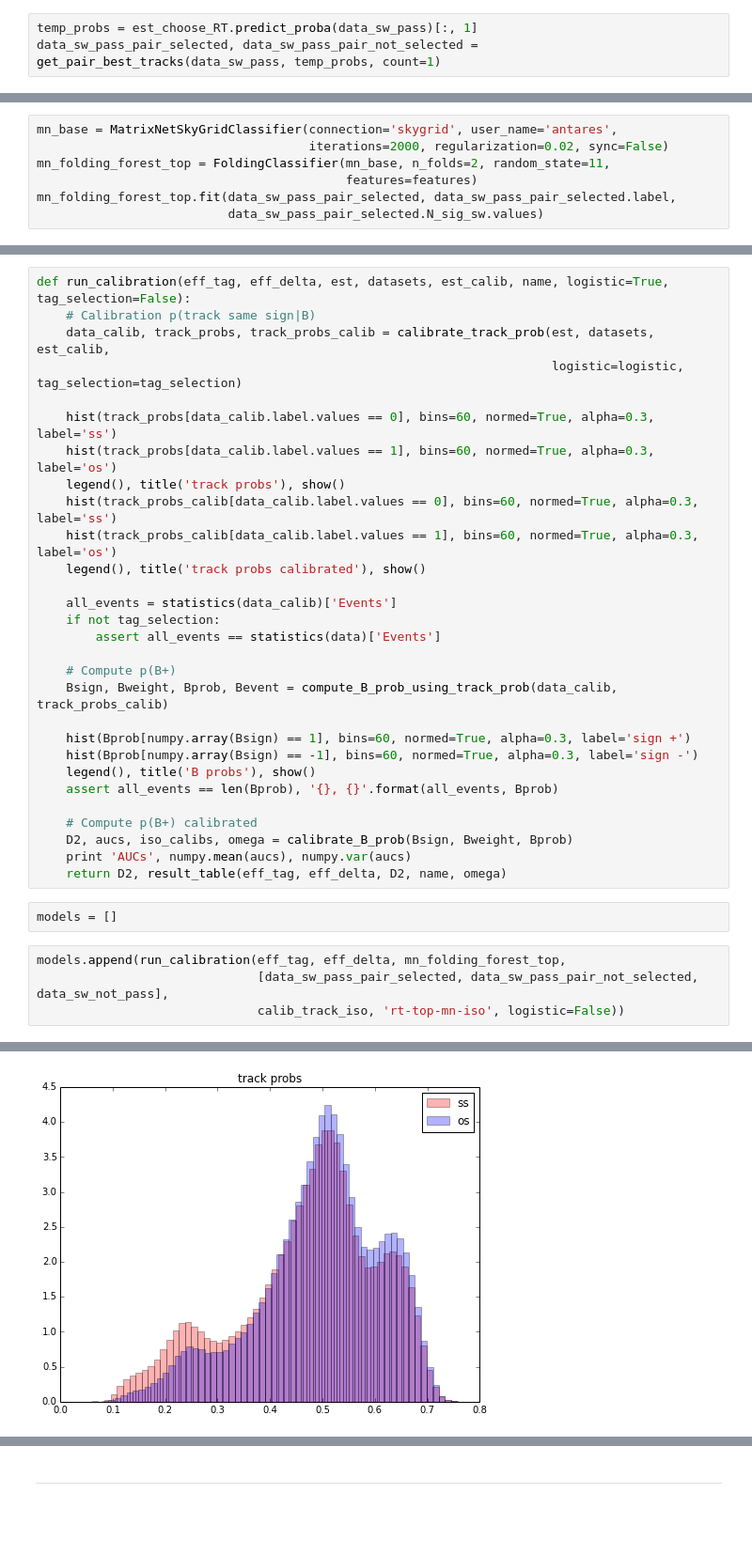
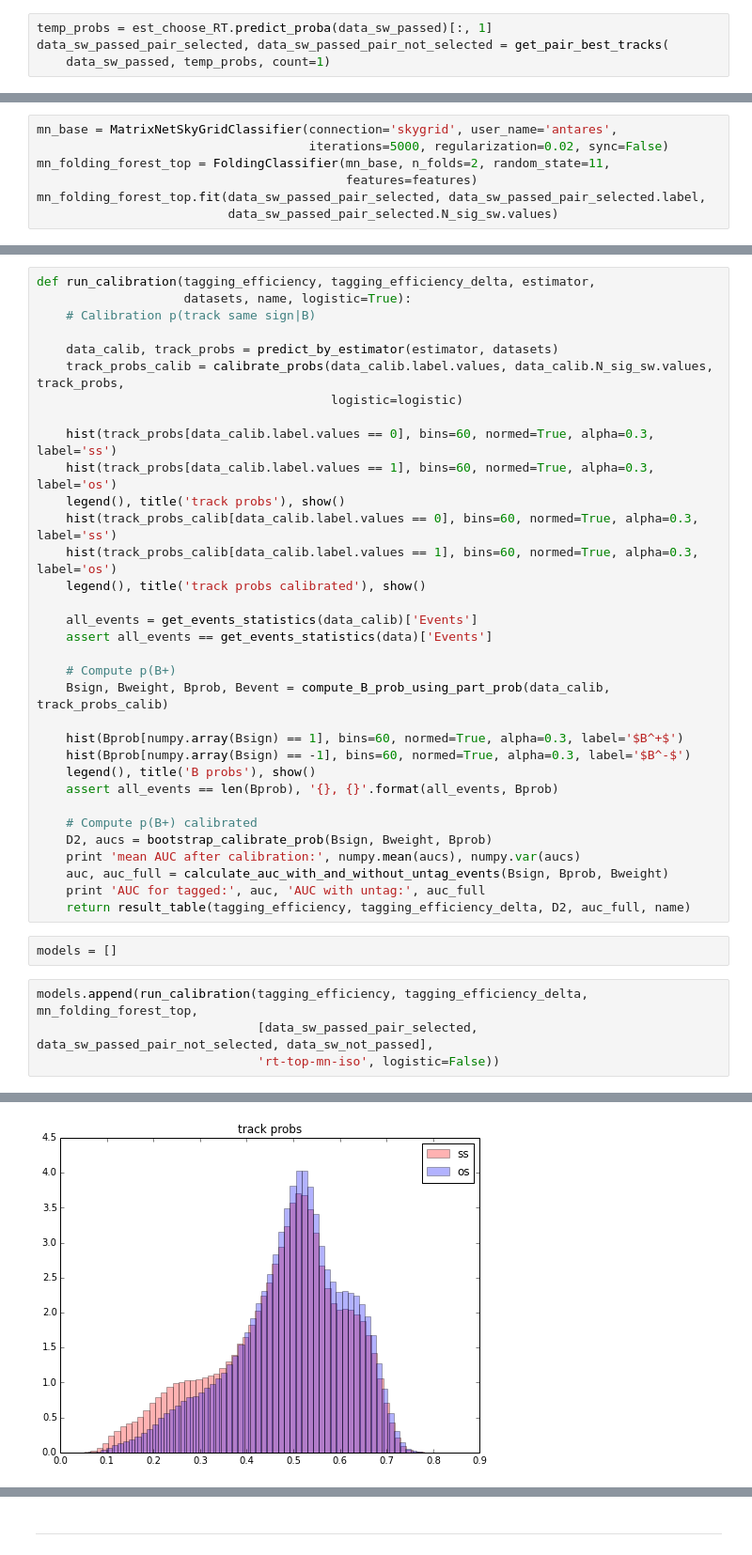
Before and after one commit to tlikhomanenko/tagging_LHCb, a Jupyter notebook: tracking.ipynb, the cells around one changed output, grey strips where cells are left out. Shown at 94% size. Saved outputs shown, nothing was run; the diff lists cells and outputs as text; blank space fills up the shorter version.

```diff
--- a/tracking.ipynb
+++ b/tracking.ipynb
@@ -546,7 +543,8 @@ Default prediction
 # %% [markdown]
 ### Top pair selection
 # %%
-temp_probs = est_choose_RT.predict_proba(data_sw_pass)[:, 1]
-data_sw_pass_pair_selected, data_sw_pass_pair_not_selected = get_pair_best_tracks(data_sw_pass, temp_probs, count=1)
+temp_probs = est_choose_RT.predict_proba(data_sw_passed)[:, 1]
+data_sw_passed_pair_selected, data_sw_passed_pair_not_selected = get_pair_best_tracks(
+    data_sw_passed, temp_probs, count=1)
 # %% [output]
 KFold prediction using folds column
@@ -560,10 +558,10 @@ print statistics(data_sw_pass_pair_not_selected)
 # %%
 mn_base = MatrixNetSkyGridClassifier(connection='skygrid', user_name='antares',
-                                     iterations=2000, regularization=0.02, sync=False)
+                                     iterations=5000, regularization=0.02, sync=False)
 mn_folding_forest_top = FoldingClassifier(mn_base, n_folds=2, random_state=11,
                                           features=features)
-mn_folding_forest_top.fit(data_sw_pass_pair_selected, data_sw_pass_pair_selected.label,
-                          data_sw_pass_pair_selected.N_sig_sw.values)
+mn_folding_forest_top.fit(data_sw_passed_pair_selected, data_sw_passed_pair_selected.label,
+                          data_sw_passed_pair_selected.N_sig_sw.values)
 # %% [output]
 FoldingClassifier(base_estimator=MatrixNetSkyGridClassifier(auto_stop=None, baseline_feature=None,
               command_line_params=None, connection='skygrid',
@@ -598,8 +597,11 @@ calib_track_log = LogisticRegression(C=100)
 # %%
-def run_calibration(eff_tag, eff_delta, est, datasets, est_calib, name, logistic=True, tag_selection=False):
+def run_calibration(tagging_efficiency, tagging_efficiency_delta, estimator,
+                    datasets, name, logistic=True):
     # Calibration p(track same sign|B)
-    data_calib, track_probs, track_probs_calib = calibrate_track_prob(est, datasets, est_calib,
-                                                                      logistic=logistic, tag_selection=tag_selection)
+
+    data_calib, track_probs = predict_by_estimator(estimator, datasets)
+    track_probs_calib = calibrate_probs(data_calib.label.values, data_calib.N_sig_sw.values, track_probs,
+                                        logistic=logistic)
 
     hist(track_probs[data_calib.label.values == 0], bins=60, normed=True, alpha=0.3, label='ss')
     hist(track_probs[data_calib.label.values == 1], bins=60, normed=True, alpha=0.3, label='os')
@@ -608,30 +610,31 @@ def run_calibration(eff_tag, eff_delta, est, datasets, est_calib, name, logistic
     hist(track_probs_calib[data_calib.label.values == 1], bins=60, normed=True, alpha=0.3, label='os')
     legend(), title('track probs calibrated'), show()
 
-    all_events = statistics(data_calib)['Events']
-    if not tag_selection:
-        assert all_events == statistics(data)['Events']
+    all_events = get_events_statistics(data_calib)['Events']
+    assert all_events == get_events_statistics(data)['Events']
 
     # Compute p(B+)
-    Bsign, Bweight, Bprob, Bevent = compute_B_prob_using_track_prob(data_calib, track_probs_calib)
+    Bsign, Bweight, Bprob, Bevent = compute_B_prob_using_part_prob(data_calib, track_probs_calib)
 
-    hist(Bprob[numpy.array(Bsign) == 1], bins=60, normed=True, alpha=0.3, label='sign +')
-    hist(Bprob[numpy.array(Bsign) == -1], bins=60, normed=True, alpha=0.3, label='sign -')
+    hist(Bprob[numpy.array(Bsign) == 1], bins=60, normed=True, alpha=0.3, label='$B^+$')
+    hist(Bprob[numpy.array(Bsign) == -1], bins=60, normed=True, alpha=0.3, label='$B^-$')
     legend(), title('B probs'), show()
     assert all_events == len(Bprob), '{}, {}'.format(all_events, Bprob)
 
     # Compute p(B+) calibrated
-    D2, aucs, iso_calibs, omega = calibrate_B_prob(Bsign, Bweight, Bprob)
-    print 'AUCs', numpy.mean(aucs), numpy.var(aucs)
-    return D2, result_table(eff_tag, eff_delta, D2, name, omega)
+    D2, aucs = bootstrap_calibrate_prob(Bsign, Bweight, Bprob)
+    print 'mean AUC after calibration:', numpy.mean(aucs), numpy.var(aucs)
+    auc, auc_full = calculate_auc_with_and_without_untag_events(Bsign, Bprob, Bweight)
+    print 'AUC for tagged:', auc, 'AUC with untag:', auc_full
+    return result_table(tagging_efficiency, tagging_efficiency_delta, D2, auc_full, name)
 # %%
 models = []
 # %%
-models.append(run_calibration(eff_tag, eff_delta, mn_folding_forest_top,
-                              [data_sw_pass_pair_selected, data_sw_pass_pair_not_selected, data_sw_not_pass],
-                              calib_track_iso, 'rt-top-mn-iso', logistic=False))
+models.append(run_calibration(tagging_efficiency, tagging_efficiency_delta, mn_folding_forest_top,
+                              [data_sw_passed_pair_selected, data_sw_passed_pair_not_selected, data_sw_not_passed],
+                              'rt-top-mn-iso', logistic=False))
 # %% [output]
 KFold prediction using folds column
 KFold prediction using folds column
 KFold prediction using folds column
-[figure, old version]
+[figure, new version]
```
Also changed, not shown: parts of 85 cells of this notebook.
